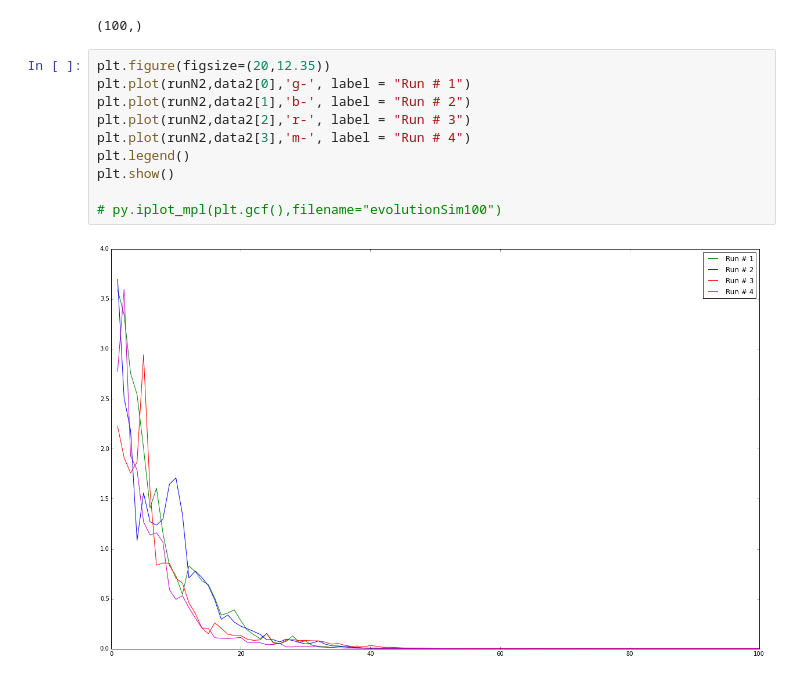
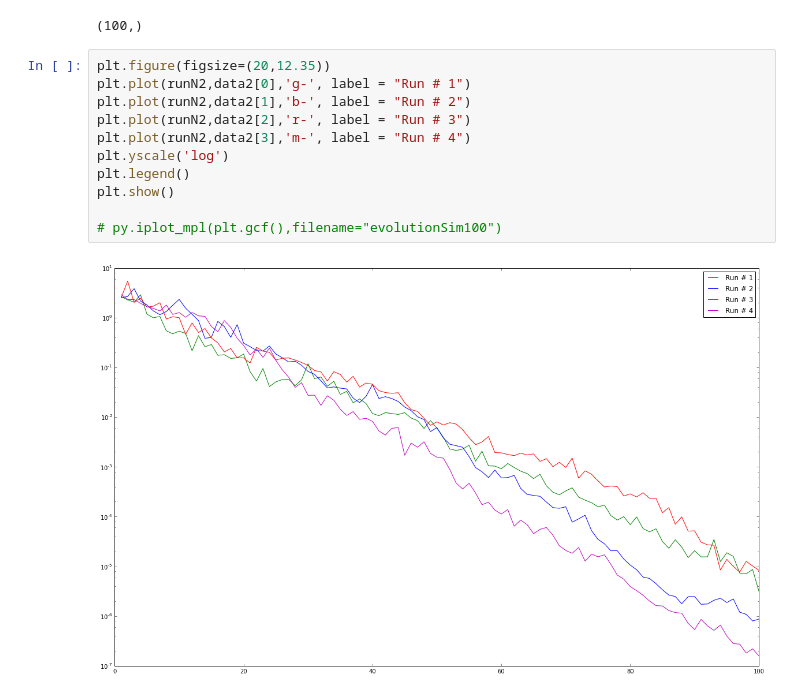
Before and after one commit to sumanadr/intelligence, a Jupyter notebook: ipynb/WechatSim.ipynb, the cells around one changed output. Cells and saved outputs as stored; diff of their text form.

```diff
--- a/ipynb/WechatSim.ipynb
+++ b/ipynb/WechatSim.ipynb
@@ -100,12 +108,13 @@ runN2.shape
 # %%
 plt.figure(figsize=(20,12.35))
 plt.plot(runN2,data2[0],'g-', label = "Run # 1")
 plt.plot(runN2,data2[1],'b-', label = "Run # 2")
 plt.plot(runN2,data2[2],'r-', label = "Run # 3")
 plt.plot(runN2,data2[3],'m-', label = "Run # 4")
+plt.yscale('log')
 plt.legend()
 plt.show()
 
 # py.iplot_mpl(plt.gcf(),filename="evolutionSim100")
 # %% [output]
-[figure, old version]
+[figure, new version]
```
Also changed, not shown: parts of 11 cells of this notebook.
